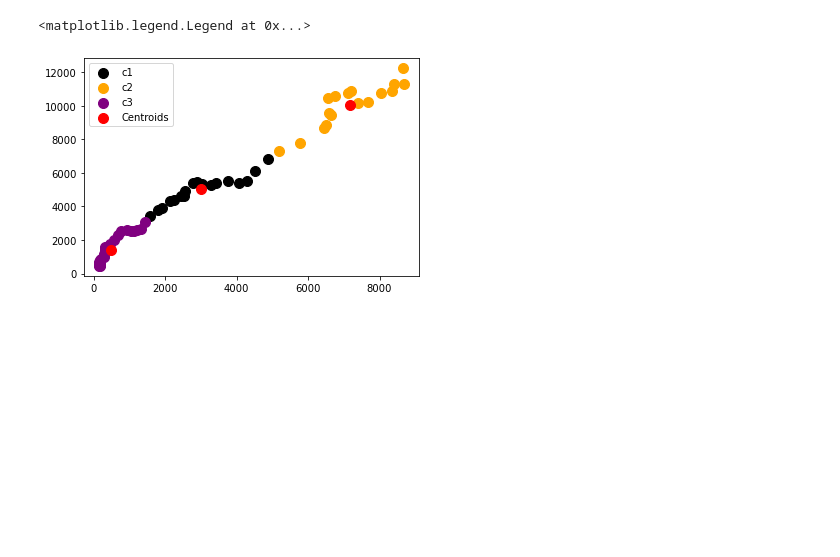
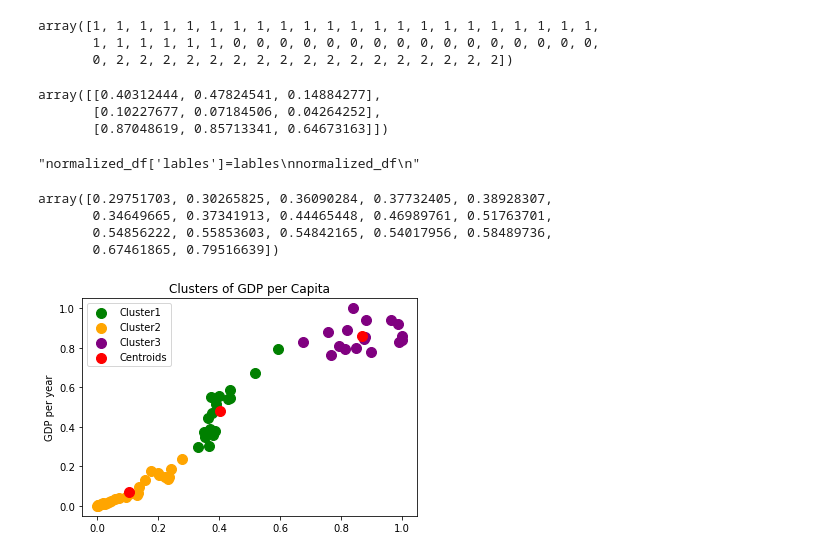
Before and after one commit to puneethegde72/Cluster-and-Fitting, a Jupyter notebook: Cluster and Fitting .ipynb, the cells around one changed output. Drawn from its saved outputs; the diff is of its cells as text; code cells hidden in the pictures; blank space fills up the shorter version.

```diff
--- a/Cluster and Fitting .ipynb
+++ b/Cluster and Fitting .ipynb
@@ -113,11 +155,44 @@ array([[ 3005.91518233,  5020.94122811,  3406.57449439,   425.46955735,
-# %%
-plt.scatter(x[y_kmeans == 0, 0], x[y_kmeans == 0, 1], s = 100, c = 'black', label = 'c1')
-plt.scatter(x[y_kmeans == 1, 0], x[y_kmeans == 1, 1], s = 100, c = 'orange', label = 'c2')
-plt.scatter(x[y_kmeans == 2, 0], x[y_kmeans == 2, 1], s = 100, c = 'purple', label = 'c3')
-
-plt.scatter(kmeans.cluster_centers_[:, 0], kmeans.cluster_centers_[:,1], s = 100, c = 'red', label = 'Centroids')
-
-plt.legend()
-# %% [output]
-<matplotlib.legend.Legend at 0x...>
-[figure, removed]
+# %%
+kmeans = KMeans(n_clusters = 3, init = 'k-means++', max_iter = 100, n_init = 10, random_state = 0)
+y_kmeans = kmeans.fit_predict(normalized_df)
+# %%
+y_kmeans
+# %% [output]
+array([1, 1, 1, 1, 1, 1, 1, 1, 1, 1, 1, 1, 1, 1, 1, 1, 1, 1, 1, 1, 1, 1,
+       1, 1, 1, 1, 1, 1, 0, 0, 0, 0, 0, 0, 0, 0, 0, 0, 0, 0, 0, 0, 0, 0,
+       0, 2, 2, 2, 2, 2, 2, 2, 2, 2, 2, 2, 2, 2, 2, 2, 2, 2])
+# %%
+lables = kmeans.fit_predict(normalized_df)
+centroids= kmeans.cluster_centers_
+# %%
+centroids
+# %% [output]
+array([[0.40312444, 0.47824541, 0.14884277],
+       [0.10227677, 0.07184506, 0.04264252],
+       [0.87048619, 0.85713341, 0.64673163]])
+# %%
+'''normalized_df['lables']=lables
+normalized_df
+'''
+# %% [output]
+"normalized_df['lables']=lables\nnormalized_df\n"
+# %%
+normalized_df.values[y_kmeans == 0, 1]
+# %% [output]
+array([0.29751703, 0.30265825, 0.36090284, 0.37732405, 0.38928307,
+       0.34649665, 0.37341913, 0.44465448, 0.46989761, 0.51763701,
+       0.54856222, 0.55853603, 0.54842165, 0.54017956, 0.58489736,
+       0.67461865, 0.79516639])
+# %%
+plt.figure()
+plt.scatter(normalized_df.values[y_kmeans == 0, 0], normalized_df.values[y_kmeans == 0, 1], s = 100, c = 'green', label = 'Cluster1')
+plt.scatter(normalized_df.values[lables == 1, 0], normalized_df.values[lables == 1, 1], s = 100, c = 'orange', label = 'Cluster2')
+plt.scatter(normalized_df.values[lables == 2, 0], normalized_df.values[lables == 2, 1], s = 100, c = 'purple', label = 'Cluster3')
+plt.scatter(kmeans.cluster_centers_[:, 0], kmeans.cluster_centers_[:, 1], s=100, c='red', label = 'Centroids')
+plt.legend()
+plt.title('Clusters of GDP per Capita')
+plt.xlabel('')
+plt.ylabel('GDP per year')
+plt.show()
+# %% [output]
+[figure, added]
```
Also changed, not shown: parts of 12 cells of this notebook.
